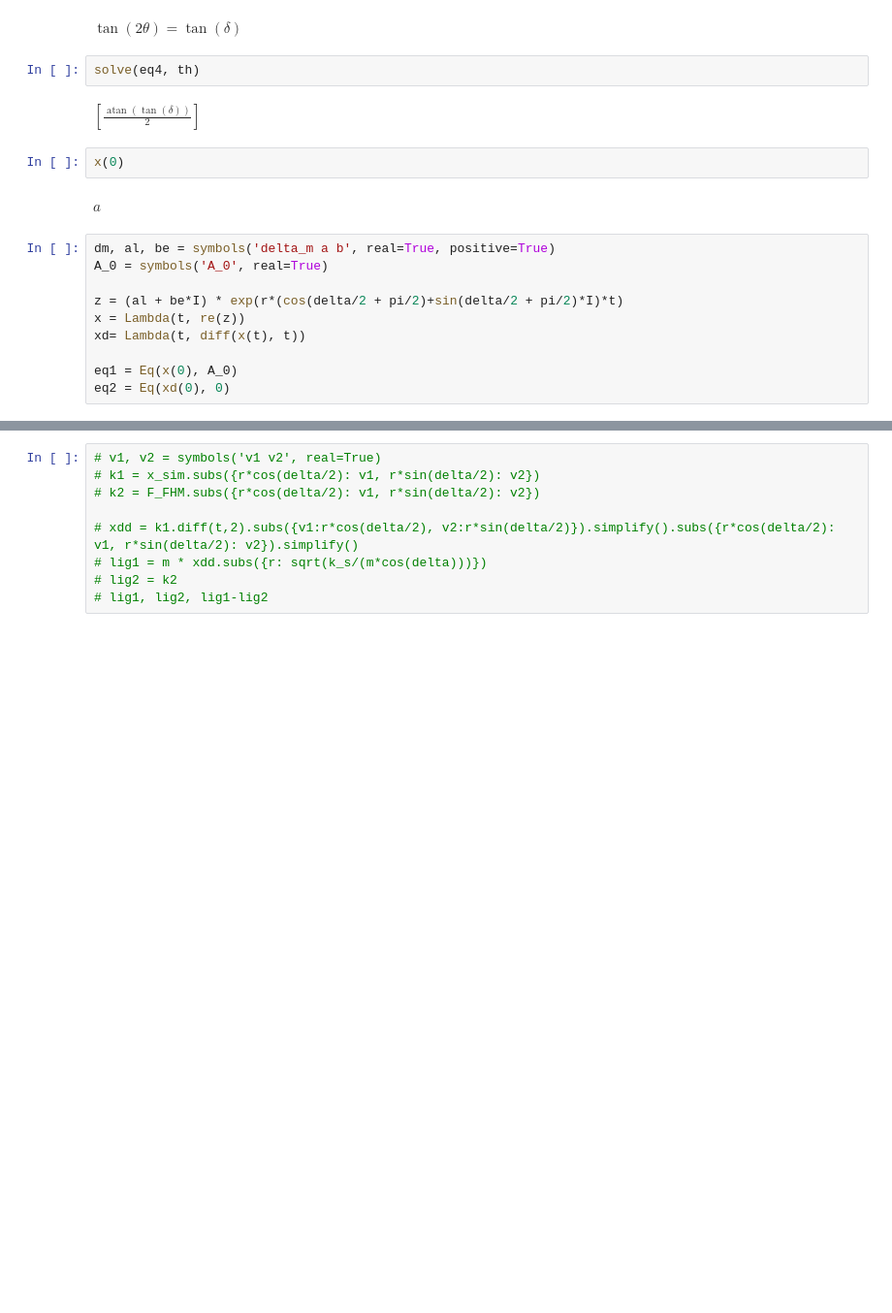
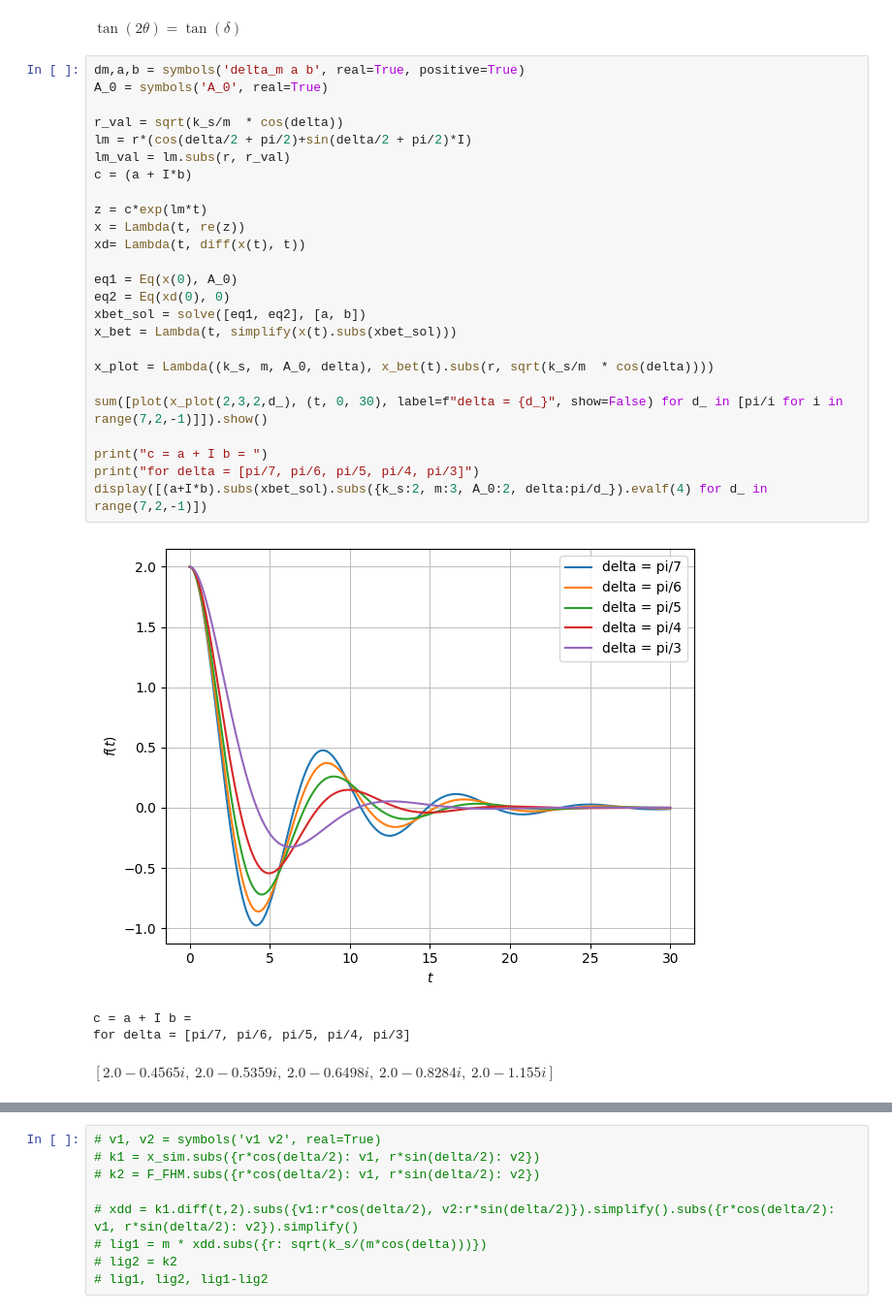
Before and after one commit to Apros7/Mat1Project, a Jupyter notebook: Aksel_28.ipynb, the cells around one changed output, grey strips where cells are left out. Shown at 97% size. Saved outputs shown, nothing was run; the diff lists cells and outputs as text; blank space fills up the shorter version.

```diff
--- a/Aksel_28.ipynb
+++ b/Aksel_28.ipynb
@@ -154,21 +154,33 @@ eq4 = Eq(tan(2*th),tan(delta))
 eq4
 # %% [output]
 $\displaystyle \tan{\left(2 \theta \right)} = \tan{\left(\delta \right)}$
-# %%
-solve(eq4, th)
-# %% [output]
-$\displaystyle \left[ \frac{\operatorname{atan}{\left(\tan{\left(\delta \right)} \right)}}{2}\right]$
-# %%
-x(0)
-# %% [output]
-$\displaystyle a$
-# %%
-dm, al, be = symbols('delta_m a b', real=True, positive=True)
-A_0 = symbols('A_0', real=True)
-
-z = (al + be*I) * exp(r*(cos(delta/2 + pi/2)+sin(delta/2 + pi/2)*I)*t)
-x = Lambda(t, re(z))
-xd= Lambda(t, diff(x(t), t))
-
-eq1 = Eq(x(0), A_0)
-eq2 = Eq(xd(0), 0)
+# %%
+dm,a,b = symbols('delta_m a b', real=True, positive=True)
+A_0 = symbols('A_0', real=True)
+
+r_val = sqrt(k_s/m  * cos(delta))
+lm = r*(cos(delta/2 + pi/2)+sin(delta/2 + pi/2)*I)
+lm_val = lm.subs(r, r_val)
+c = (a + I*b)
+
+z = c*exp(lm*t)
+x = Lambda(t, re(z))
+xd= Lambda(t, diff(x(t), t))
+
+eq1 = Eq(x(0), A_0)
+eq2 = Eq(xd(0), 0)
+xbet_sol = solve([eq1, eq2], [a, b])
+x_bet = Lambda(t, simplify(x(t).subs(xbet_sol)))
+
+x_plot = Lambda((k_s, m, A_0, delta), x_bet(t).subs(r, sqrt(k_s/m  * cos(delta))))
+
+sum([plot(x_plot(2,3,2,d_), (t, 0, 30), label=f"delta = {d_}", show=False) for d_ in [pi/i for i in range(7,2,-1)]]).show()
+
+print("c = a + I b = ")
+print("for delta = [pi/7, pi/6, pi/5, pi/4, pi/3]")
+display([(a+I*b).subs(xbet_sol).subs({k_s:2, m:3, A_0:2, delta:pi/d_}).evalf(4) for d_ in range(7,2,-1)])
+# %% [output]
+[figure, added]
+c = a + I b =
+for delta = [pi/7, pi/6, pi/5, pi/4, pi/3]
+$\displaystyle \left[ 2.0 - 0.4565 i, \  2.0 - 0.5359 i, \  2.0 - 0.6498 i, \  2.0 - 0.8284 i, \  2.0 - 1.155 i\right]$
```
Also changed, not shown: parts of 4 cells of this notebook.
